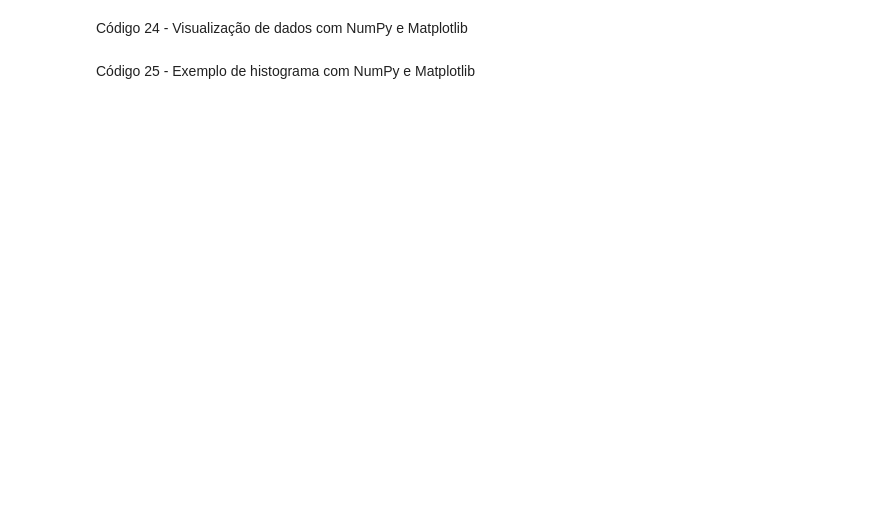
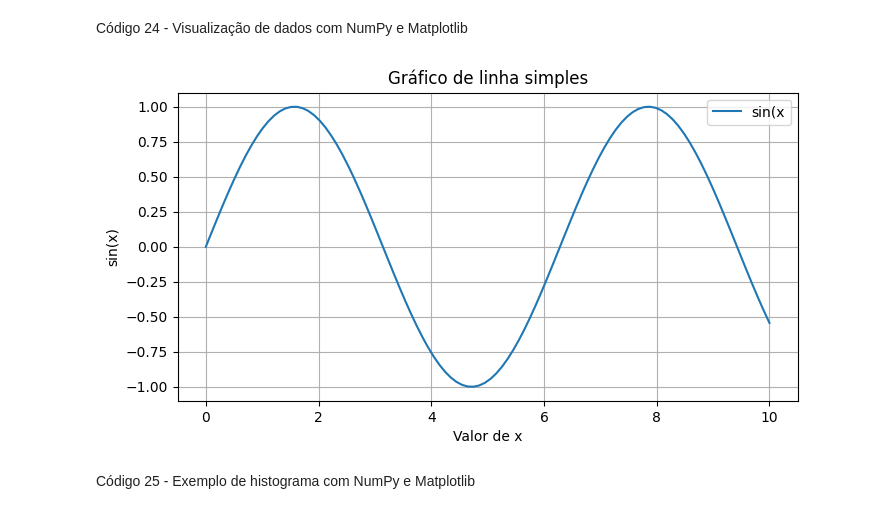
Before and after one commit to mariotlemes/pos-NLP, a Jupyter notebook: python_para_processamento_de_dados.ipynb, the cells around one changed output. Drawn from its saved outputs; the diff is of its cells as text; code cells hidden in the pictures; blank space fills up the shorter version.

```diff
--- a/python_para_processamento_de_dados.ipynb
+++ b/python_para_processamento_de_dados.ipynb
@@ -344,20 +260,22 @@ Código 24 - Visualização de dados com NumPy e Matplotlib
 # %%
 import numpy as np
 import matplotlib.pyplot as plt
 
 # Dados
 x = np.linspace(0, 10, 100)
 y  = np.sin(x)
 
 # Plotando
 plt.figure(figsize=(8,4))
 plt.plot(x, y, label='sin(x')
 plt.title("Gráfico de linha simples")
 plt.xlabel('Valor de x')
 plt.ylabel('sin(x)')
-plt.legend
+plt.legend()
 plt.grid()
 plt.show()
+# %% [output]
+[figure, added]
 # %% [markdown]
 Código 25 - Exemplo de histograma com NumPy e Matplotlib
 # %%
```
Also changed, not shown: parts of 22 cells of this notebook.
